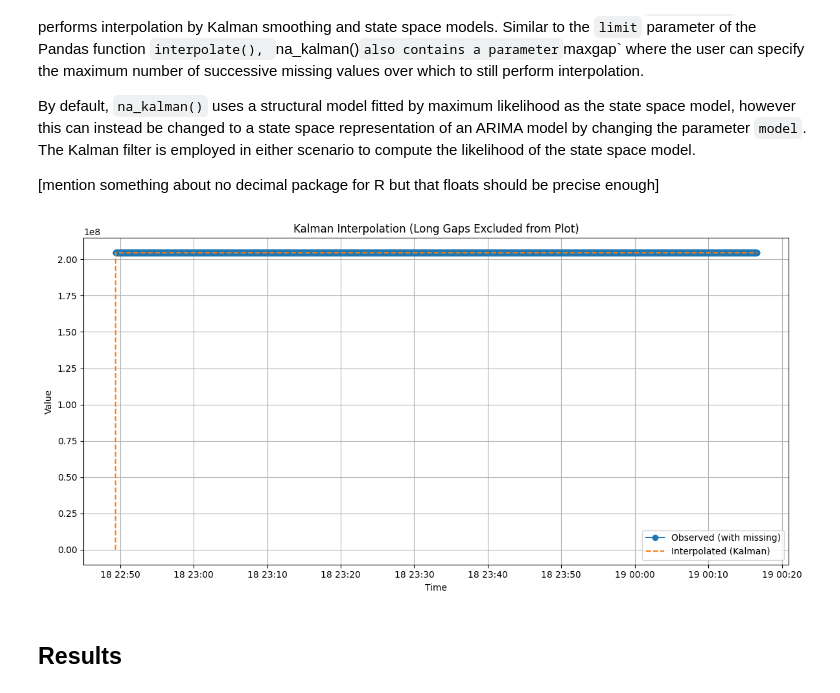
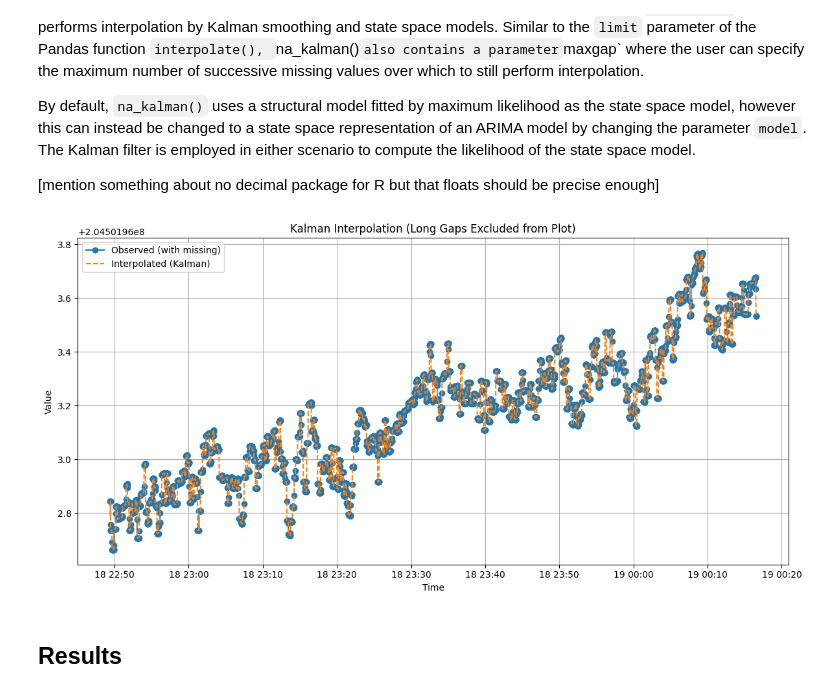
Before and after one commit to caitberry/atomic-clock, a Jupyter notebook: st-interp/NIST_TN/interpolation_kalman.ipynb, the cells around one changed output. Drawn from its saved outputs; the diff is of its cells as text; code cells hidden in the pictures.

```diff
--- a/st-interp/NIST_TN/interpolation_kalman.ipynb
+++ b/st-interp/NIST_TN/interpolation_kalman.ipynb
@@ -380,36 +364,36 @@ def detect_long_missing(data, max_len=10):
     if start is not None and len(data) - start > max_len:
         long_gaps[start:] = True
 
     return long_gaps
 
 # Detect and mask out long gaps
 Al_long_gap_mask = detect_long_missing(Al_shift_expanded, max_len=10)
 Al_shift_interpolated[Al_long_gap_mask] = np.nan
 #Al_shift_expanded[Al_long_gap_mask] = np.nan  # Mask for plotting as well
 Al_shift_final = Al_shift_interpolated[comb_datetime.index]
 
 Sr_long_gap_mask = detect_long_missing(Sr_shift_expanded, max_len=10)
 Sr_shift_interpolated[Sr_long_gap_mask] = np.nan
 Sr_shift_final = Sr_shift_interpolated[comb_datetime.index]
 
 Yb_long_gap_mask = detect_long_missing(Yb_shift_expanded, max_len=10)
 Yb_shift_interpolated[Yb_long_gap_mask] = np.nan
 Yb_shift_final = Yb_shift_interpolated[comb_datetime.index]
 
 
 # 6. Plot only observed and interpolated points outside long gaps
 plt.figure(figsize=(12, 6))
-plt.plot(Al_shift_expanded, label='Observed (with missing)', marker='o', linestyle='-')
-plt.plot(Al_shift_final, label='Interpolated (Kalman)', linestyle='--')
+plt.plot(Al_shift_expanded[4:], label='Observed (with missing)', marker='o', linestyle='-')
+plt.plot(Al_shift_final[4:], label='Interpolated (Kalman)', linestyle='--')
 plt.legend()
 plt.title('Kalman Interpolation (Long Gaps Excluded from Plot)')
 plt.xlabel('Time')
 plt.ylabel('Value')
 plt.grid(True)
 plt.tight_layout()
 plt.show()
 # %% [output]
-[figure, old version]
+[figure, new version]
 # %% [markdown]
 ## Results
 # %%
```
Also changed, not shown: parts of 8 cells of this notebook, 1 other file.
